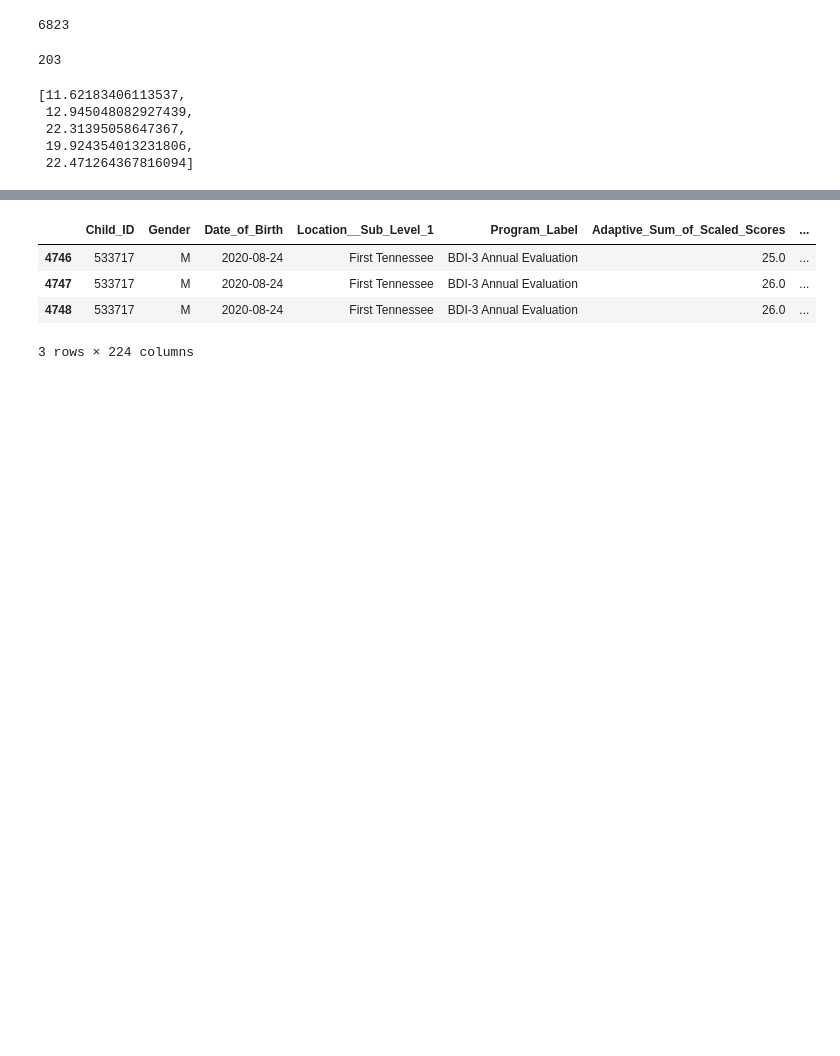
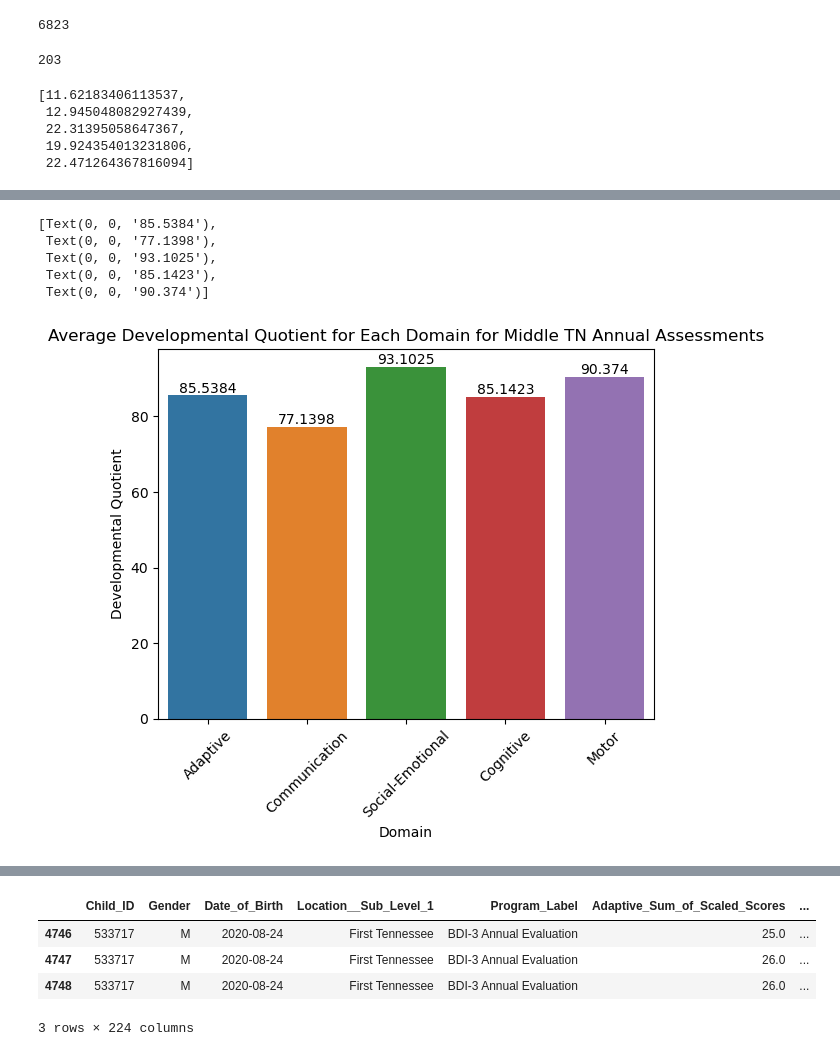
Before and after one commit to NSS-Data-Analytics-Cohort-10/teis-concat-dog, a Jupyter notebook: notebooks/teis-rushi.ipynb, the cells around one changed output, grey strips where cells are left out. Saved outputs shown, nothing was run; the diff lists cells and outputs as text; code cells hidden in the pictures; blank space fills up the shorter version.

```diff
--- a/notebooks/teis-rushi.ipynb
+++ b/notebooks/teis-rushi.ipynb
@@ -515,0 +516,16 @@ ss_avg_mid_barplot.bar_label(ss_avg_mid_barplot.containers[0])
+# %%
+regions_mid_avg_annual = [dataset_clean[dataset_clean['Location_Group']=='Middle TN'][dataset_clean['Program_Label']=='BDI-3 Annual Evaluation']['Adaptive_Developmental_Quotient'].mean(), dataset_clean[dataset_clean['Location_Group']=='Middle TN'][dataset_clean['Program_Label']=='BDI-3 Annual Evaluation']['Communication_Developmental_Quotient'].mean(), dataset_clean[dataset_clean['Location_Group']=='Middle TN'][dataset_clean['Program_Label']=='BDI-3 Annual Evaluation']['Social_Emotional_Developmental_Quotient'].mean(), dataset_clean[dataset_clean['Location_Group']=='Middle TN'][dataset_clean['Program_Label']=='BDI-3 Annual Evaluation']['Cognitive_Developmental_Quotient'].mean(), dataset_clean[dataset_clean['Location_Group']=='Middle TN'][dataset_clean['Program_Label']=='BDI-3 Annual Evaluation']['Motor_Developmental_Quotient'].mean()]
+
+regions_mid_annual = sns.barplot(x=domains,y=regions_mid_avg_annual)
+plt.xlabel("Domain")
+plt.ylabel("Developmental Quotient")
+plt.title("Average Developmental Quotient for Each Domain for Middle TN Annual Assessments")
+plt.xticks(rotation=45)
+regions_mid_annual.bar_label(regions_mid_annual.containers[0])
+# %% [output]
+[Text(0, 0, '85.5384'),
+ Text(0, 0, '77.1398'),
+ Text(0, 0, '93.1025'),
+ Text(0, 0, '85.1423'),
+ Text(0, 0, '90.374')]
+[figure, added]
```
Also changed, not shown: parts of 14 cells of this notebook, 1 other file.
